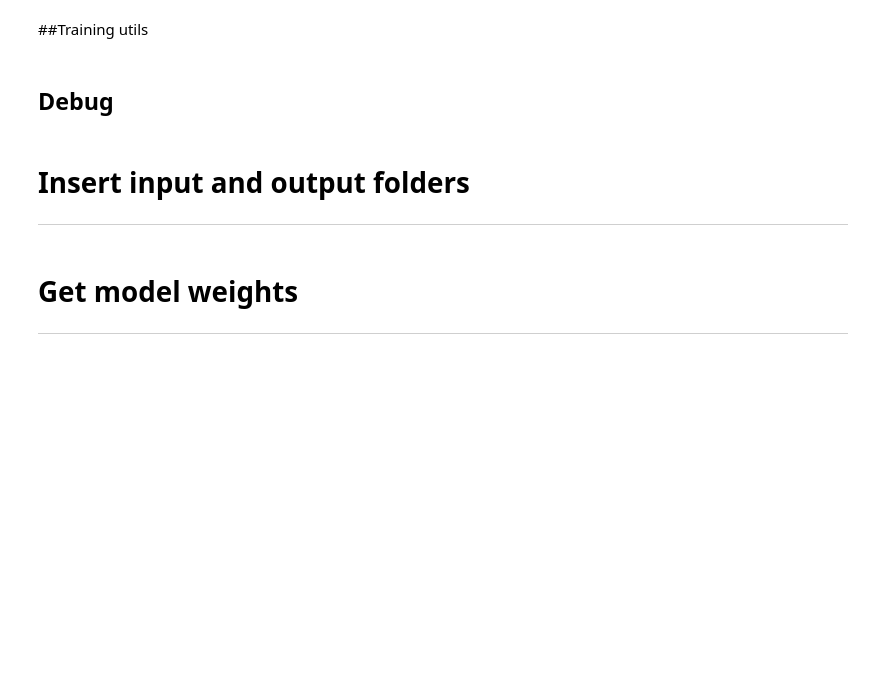
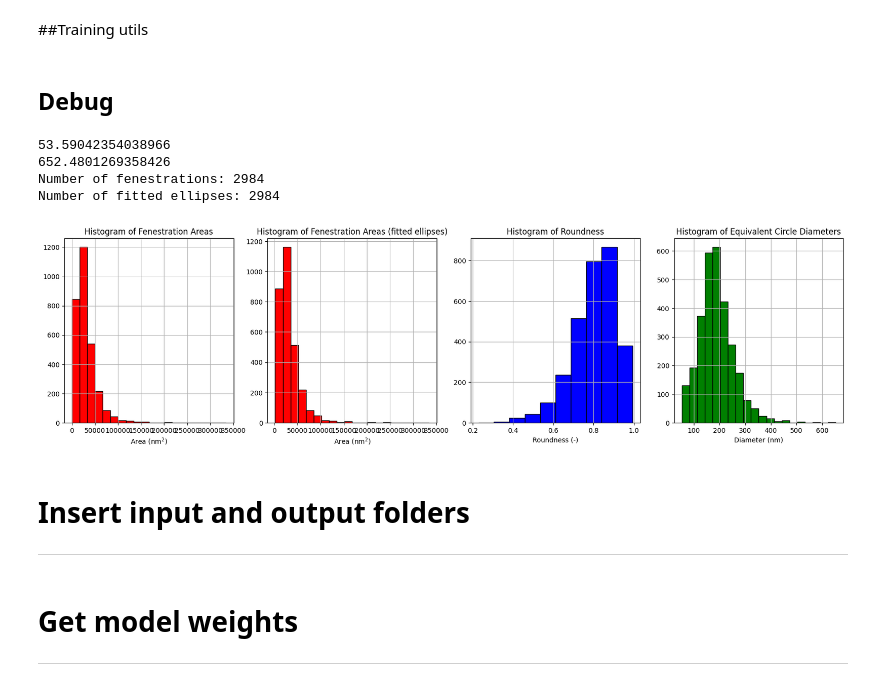
Before and after one commit to marketakvasova/LSEC_segmentation, a Jupyter notebook: LSEC_fenestration_segmentation.ipynb, the cells around one changed output. Drawn from its saved outputs; the diff is of its cells as text; code cells hidden in the pictures; blank space fills up the shorter version.

```diff
--- a/LSEC_fenestration_segmentation.ipynb
+++ b/LSEC_fenestration_segmentation.ipynb
@@ -889,19 +909,19 @@ def equivalent_circle_diameter(major_axis_length, minor_axis_length):
     return math.sqrt(major_axis_length * minor_axis_length)
 
 
-import seaborn as sns
-import itertools
+# import seaborn as sns
+# import itertools
 
 
 
 def show_statistics(fenestration_areas, fenestration_areas_from_ellipses, roundness_of_ellipses, equivalent_diameters, min_roundness=0, min_d=None, max_d=None):
-    palette = itertools.cycle(sns.color_palette())
+    # palette = itertools.cycle(sns.color_palette())
     plt.figure(figsize=(21, 5))
 
     # Plot histogram of fenestration areas
     plt.subplot(1, 4, 1)
-    sns.histplot(fenestration_areas, stat='probability')
-    # plt.hist(fenestration_areas, bins=20, color='red', edgecolor='black', density=density)
+    # sns.histplot(fenestration_areas, stat='probability')
+    plt.hist(fenestration_areas, bins=20, color='red', edgecolor='black')
     plt.title('Histogram of Fenestration Areas')
     plt.xlabel('Area ($\mathrm{nm}^2$)')
     # plt.ylabel('Frequency')
@@ -909,8 +929,8 @@ def show_statistics(fenestration_areas, fenestration_areas_from_ellipses, roundn
 
     # Plot histogram of areas of fitted elipses
     plt.subplot(1, 4, 2)
-    sns.histplot(fenestration_areas_from_ellipses, stat='probability', color=next(palette)) # this will be the first color (blue)
-    # plt.hist(fenestration_areas_from_ellipses, bins=20, color='red', edgecolor='black', density=density)
+    # sns.histplot(fenestration_areas_from_ellipses, stat='probability', color=next(palette)) # this will be the first color (blue)
+    plt.hist(fenestration_areas_from_ellipses, bins=20, color='red', edgecolor='black')
     plt.title('Histogram of Fenestration Areas (fitted ellipses)')
     plt.xlabel('Area ($\mathrm{nm}^2$)')
     # plt.ylabel('Frequency')
@@ -918,9 +938,9 @@ def show_statistics(fenestration_areas, fenestration_areas_from_ellipses, roundn
 
     # Plot histogram of roundness
     plt.subplot(1, 4, 3)
-    r = sns.histplot(roundness_of_ellipses, stat='probability', color=next(palette), binwidth=0.025)
-    r.set(xlim=(min_roundness, None))
-    # plt.hist(roundness_of_ellipses, bins=10, color='blue', edgecolor='black', density=density)
+    # r = sns.histplot(roundness_of_ellipses, stat='probability', color=next(palette), binwidth=0.025)
+    # r.set(xlim=(min_roundness, None))
+    plt.hist(roundness_of_ellipses, bins=10, color='blue', edgecolor='black')
     plt.title('Histogram of Roundness')
     plt.xlabel('Roundness (-)')
     # plt.ylabel('Frequency')
@@ -929,9 +949,9 @@ def show_statistics(fenestration_areas, fenestration_areas_from_ellipses, roundn
 
     # Plot histogram of equivalent circle diameters
     plt.subplot(1, 4, 4)
-    d = sns.histplot(equivalent_diameters, stat='probability', color=next(palette), binwidth=10)
-    d.set(xlim=(0, max_d))
-    # plt.hist(equivalent_diameters, bins=20, color='green', edgecolor='black', density=density)
+    # d = sns.histplot(equivalent_diameters, stat='probability', color=next(palette), binwidth=10)
+    # d.set(xlim=(0, max_d))
+    plt.hist(equivalent_diameters, bins=20, color='green', edgecolor='black')
     plt.title('Histogram of Equivalent Circle Diameters')
     plt.xlabel('Diameter (nm)')
     # plt.ylabel('Frequency')
@@ -939,45 +959,57 @@ def show_statistics(fenestration_areas, fenestration_areas_from_ellipses, roundn
 
 
     # plt.gca().yaxis.set_major_formatter(PercentFormatter(1))
 
 
 
 # Mask statistics debug
 # One pixel corresponds to 10.62 nm
 image_path = "./gdrive/MyDrive/ROIs_manually_corrected/augment_mask/_0_379.tif"
-image_path = "./gdrive/MyDrive/lsec_test/old11_CA150_NE_01_original_mask.tif" # Image from semiautomatic labeling
+image_path = "./gdrive/MyDrive/lsecs/cropped_selections/masks/I_K_02_1_mask.tif" # Image from semiautomatic labeling
 
 
 pixel_size_nm = 10.62
 contours = find_fenestration_contours(image_path)
 fenestration_areas = [cv.contourArea(cnt) * (pixel_size_nm**2) for cnt in contours]
 contour_centers = find_contour_centers(contours)
 ellipses = fit_ellipses(contours, contour_centers)
-
+# print(ellipses)
 # Show image of fitted ellipses
 # show_fitted_ellipses(image_path, ellipses)
 
 roundness_of_ellipses = []
 equivalent_diameters = []
 fenestration_areas_from_ellipses = []
 
 for ellipse in ellipses:
-    center, axes, angle = ellipse
-    # center_x, center_y = center
-    major_axis_length, minor_axis_length = axes
-    roundness = minor_axis_length/major_axis_length
-    roundness_of_ellipses.append(roundness)
-    # rotation_angle = angle
-    diameter = pixel_size_nm * equivalent_circle_diameter(major_axis_length, minor_axis_length)
-    equivalent_diameters.append(diameter)
-    fenestration_areas_from_ellipses.append((diameter**2)/4*math.pi)
+    if ellipse is not None:
+        # print(ellipse)
+        center, axes, angle = ellipse
+        # center_x, center_y = center
+        minor_axis_length, major_axis_length = axes
+        if major_axis_length != 0 and major_axis_length > minor_axis_length and major_axis_length < 10*minor_axis_length:
+            roundness = minor_axis_length/major_axis_length
+            roundness_of_ellipses.append(roundness)
+            # rotation_angle = angle
+            diameter = pixel_size_nm * equivalent_circle_diameter(major_axis_length, minor_axis_length)
 
-# show_statistics(fenestration_areas, fenestration_areas_from_ellipses, roundness_of_ellipses, equivalent_diameters)
+            equivalent_diameters.append(diameter)
+            fenestration_areas_from_ellipses.append((diameter**2)/4*math.pi)
+            # print(fenestration_areas_from_ellipses)
+print(np.min(np.array(equivalent_diameters)))
+print(np.max(np.array(equivalent_diameters)))
+show_statistics(fenestration_areas, fenestration_areas_from_ellipses, roundness_of_ellipses, equivalent_diameters)
 
 
 # Display the number of circles and their fitted ellipses
 print("Number of fenestrations:", len(contours))
 print("Number of fitted ellipses:", len(ellipses))
+# %% [output]
+53.59042354038966
+652.4801269358426
+Number of fenestrations: 2984
+Number of fitted ellipses: 2984
+[figure, added]
 # %% [markdown]
 # Insert input and output folders
 ---
```
Also changed, not shown: parts of 5 cells of this notebook.
